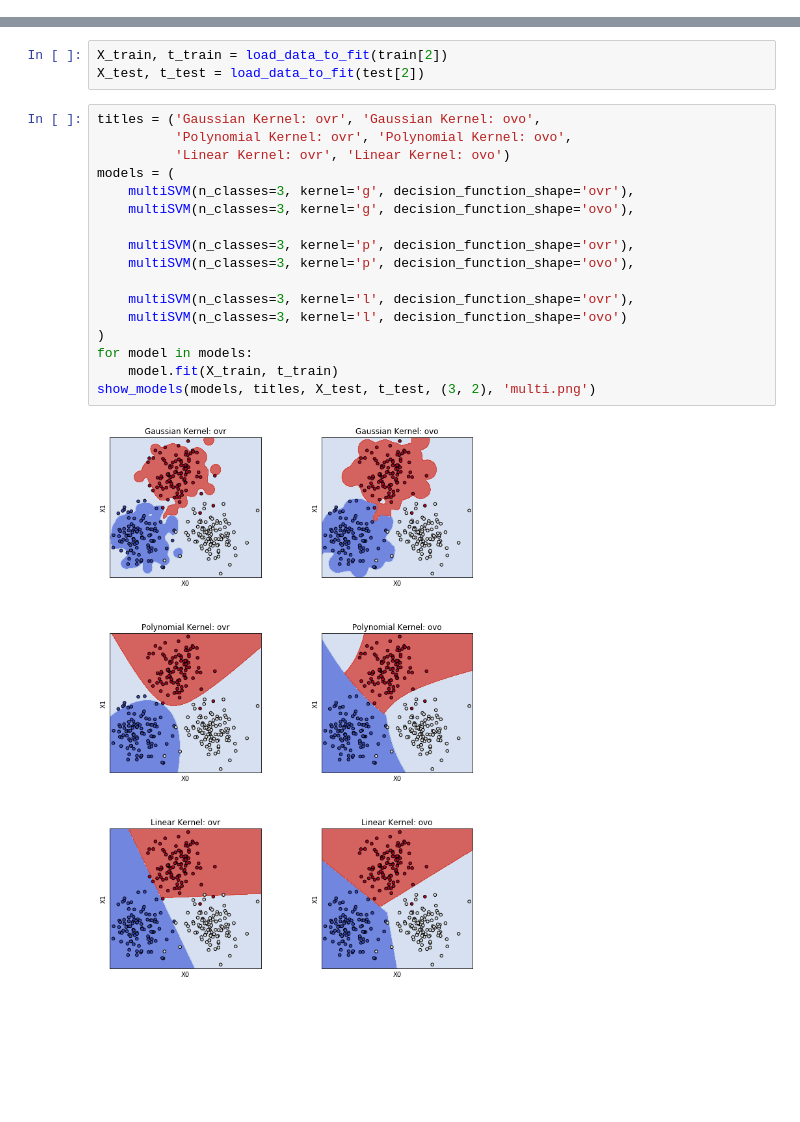
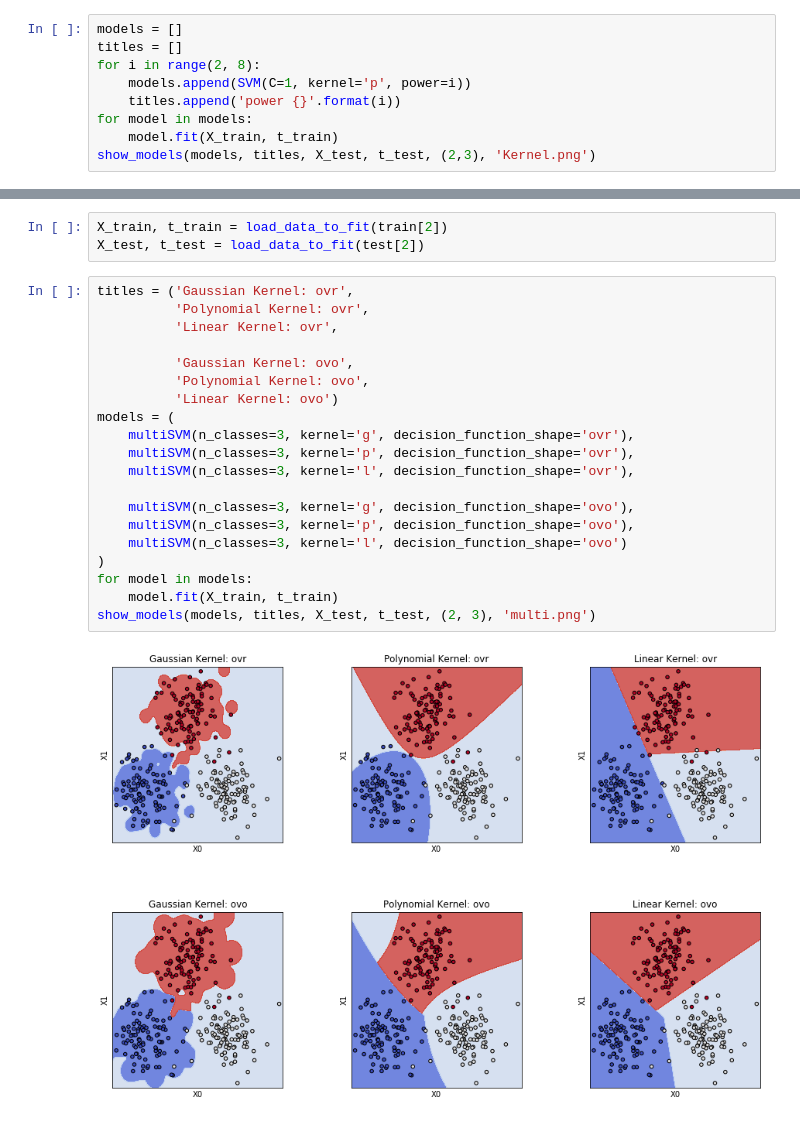
Before and after one commit to Haicang/PRML, a Jupyter notebook: ass2_svm/show_model.ipynb, the cells around one changed output, grey strips where cells are left out. Saved outputs shown, nothing was run; the diff lists cells and outputs as text; blank space fills up the shorter version.

```diff
--- a/ass2_svm/show_model.ipynb
+++ b/ass2_svm/show_model.ipynb
@@ -19,3 +19,12 @@ for model in models:
 show_models(models, titles, X_test, t_test, (1,3), 'Kernel.png')
 # %% [output]
 [figure]
+# %%
+models = []
+titles = []
+for i in range(2, 8):
+    models.append(SVM(C=1, kernel='p', power=i))
+    titles.append('power {}'.format(i))
+for model in models:
+    model.fit(X_train, t_train)
+show_models(models, titles, X_test, t_test, (2,3), 'Kernel.png')
@@ -39,21 +50,24 @@ show_models(models, titles, X_test, t_test, (1,3), 'linear.png')
 X_train, t_train = load_data_to_fit(train[2])
 X_test, t_test = load_data_to_fit(test[2])
 # %%
-titles = ('Gaussian Kernel: ovr', 'Gaussian Kernel: ovo',
-          'Polynomial Kernel: ovr', 'Polynomial Kernel: ovo',
-          'Linear Kernel: ovr', 'Linear Kernel: ovo')
+titles = ('Gaussian Kernel: ovr',
+          'Polynomial Kernel: ovr',
+          'Linear Kernel: ovr',
+
+          'Gaussian Kernel: ovo',
+          'Polynomial Kernel: ovo',
+          'Linear Kernel: ovo')
 models = (
     multiSVM(n_classes=3, kernel='g', decision_function_shape='ovr'),
+    multiSVM(n_classes=3, kernel='p', decision_function_shape='ovr'),
+    multiSVM(n_classes=3, kernel='l', decision_function_shape='ovr'),
+
     multiSVM(n_classes=3, kernel='g', decision_function_shape='ovo'),
-
-    multiSVM(n_classes=3, kernel='p', decision_function_shape='ovr'),
     multiSVM(n_classes=3, kernel='p', decision_function_shape='ovo'),
-
-    multiSVM(n_classes=3, kernel='l', decision_function_shape='ovr'),
     multiSVM(n_classes=3, kernel='l', decision_function_shape='ovo')
 )
 for model in models:
     model.fit(X_train, t_train)
-show_models(models, titles, X_test, t_test, (3, 2), 'multi.png')
+show_models(models, titles, X_test, t_test, (2, 3), 'multi.png')
 # %% [output]
-[figure, old version]
+[figure, new version]
```
Also changed, not shown: parts of 1 cell of this notebook, 10 other files.
